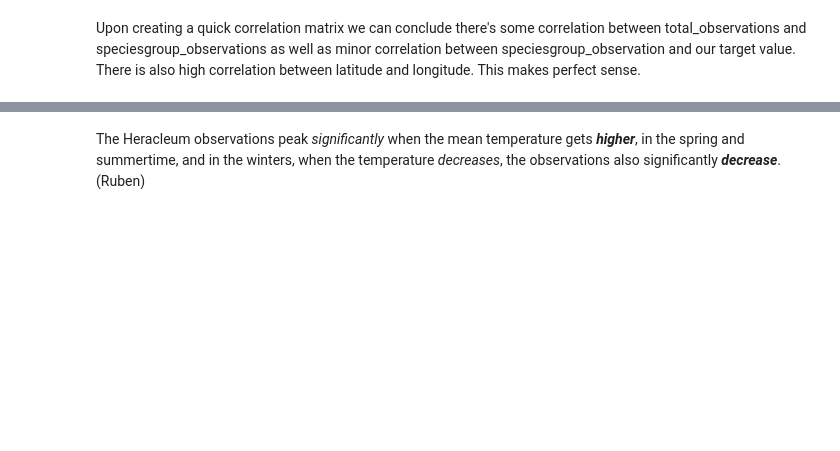
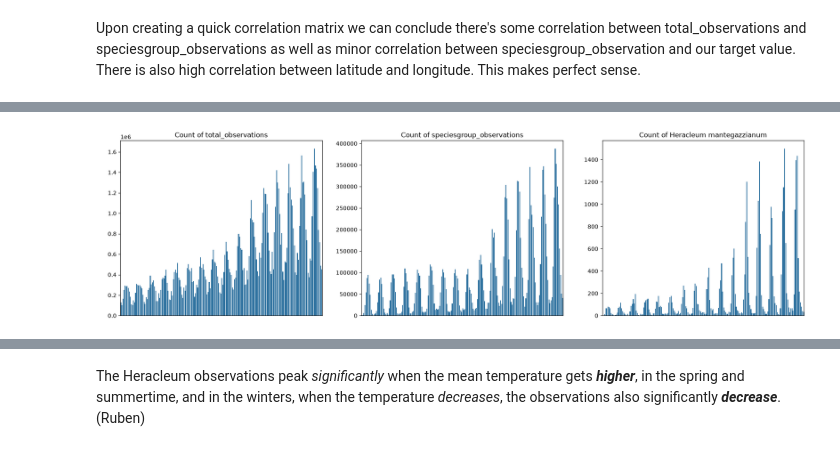
Before and after one commit to mikaelvos/Serj-is-Gone-The-Sequel-to-Serj-is-Still-Missing-The-Sequel-To-Where-is_Serj-The-Sequel-to-Where, a Jupyter notebook: new-notebook.ipynb, the cells around one changed output, grey strips where cells are left out. Saved outputs shown, nothing was run; the diff lists cells and outputs as text; code cells hidden in the pictures; blank space fills up the shorter version.

```diff
--- a/new-notebook.ipynb
+++ b/new-notebook.ipynb
@@ -152,3 +209,23 @@ plt.show()
+# %%
+fig, axes = plt.subplots(1, 3, figsize=(18, 5), sharey=False)
+
+for col, ax in zip(target_cols, axes):
+    sns.barplot(
+        data=df_months,
+        x="eventDate",
+        y=col,
+        ax= ax
+    )
+
+    ax.set_title(f"Count of {col}")
+    ax.set_xlabel("")
+    ax.set_ylabel(" ")
+    ax.set_xticks([])
+
+plt.tight_layout()
+plt.show()
+# %% [output]
+[figure, added]
 # %%
 win: str = "Winter"
 spr: str = "Spring"
```
Also changed, not shown: parts of 14 cells of this notebook.
